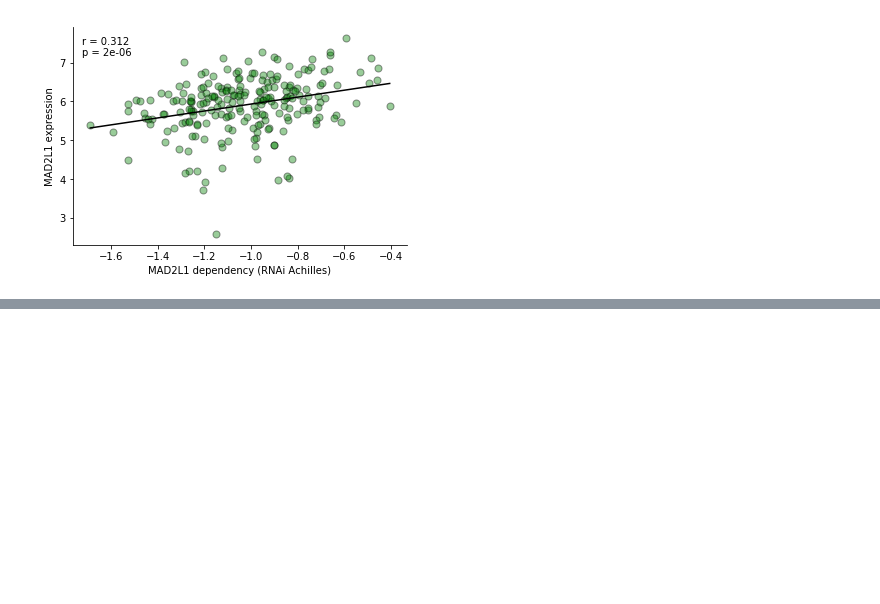
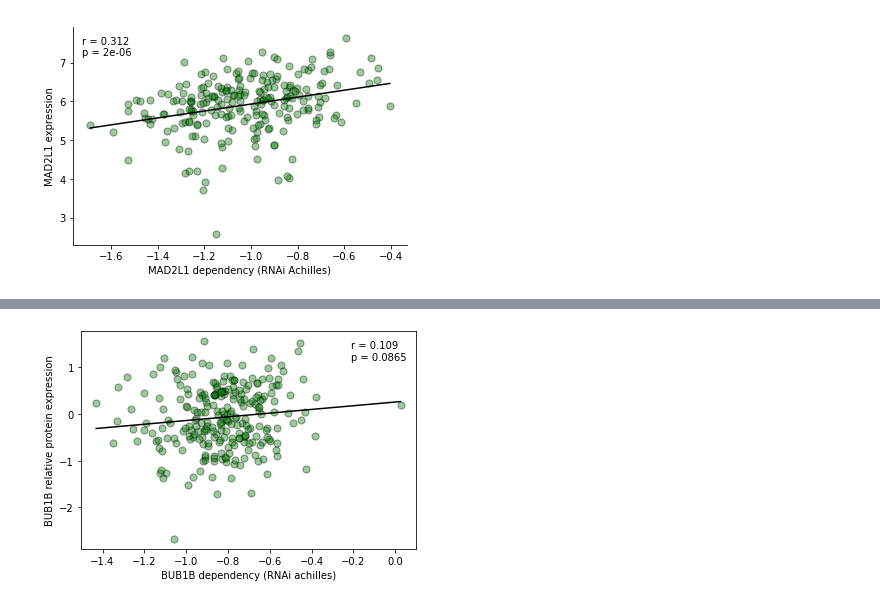
Before and after one commit to broadinstitute/Aneuploidy_dependencies, a Jupyter notebook: Extended Data Figure 1.ipynb, the cells around one changed output, grey strips where cells are left out. Drawn from its saved outputs; the diff is of its cells as text; code cells hidden in the pictures; blank space fills up the shorter version.

```diff
--- a/Extended Data Figure 1.ipynb
+++ b/Extended Data Figure 1.ipynb
@@ -266,3 +450,92 @@ MAD2L1 dependency and expression : r = 0.31164662893518275        p = 2.07006029
 [figure]
 [figure]
 [figure]
+# %%
+##########################################################################################
+######################################### figex 1j #######################################
+##########################################################################################
+
+
+### protein data ###
+
+# look at protein data
+
+
+protein_quant_current_normalized = tc.get(name='total-proteome--5c50', version=1, file='protein_quant_current_normalized')
+protein_quant_current_normalized.index = protein_quant_current_normalized.loc[:,'Gene_Symbol']
+protein_quant_current_normalized.columns = protein_quant_current_normalized.columns.str.split('_Ten').str[0]
+protein_quant_current_normalized = protein_quant_current_normalized.loc[:,'MDAMB468_BREAST':].T
+protein_quant_current_normalized = protein_quant_current_normalized[~protein_quant_current_normalized.index.duplicated(keep=False)]
+
+
+gene_effect_rnai_achilles = tc.get(name='demeter2-achilles-5386', version=13, file='gene_effect')
+gene_effect_rnai_drive = tc.get(name='demeter2-drive-0591', version=12, file='gene_effect')
+gene_effect_crispr_achilles = tc.get(name='avana-public-tentative-19q4-c2df', version=4, file='gene_effect')
+
+
+
+
+shared = set(protein_quant_current_normalized.index) & set(gene_effect_rnai_achilles.index)
+without_na = shared#gene_effect_rnai_achilles.loc[shared,'MAD2L1 (4085)'].dropna().index & shared
+
+fig,ax = plt.subplots()
+plt.scatter(gene_effect_rnai_achilles.loc[without_na,'BUB1B (701)'],protein_quant_current_normalized.loc[without_na,'BUB1B'],alpha=.4,edgecolors='black',s=50,color='green',label=None)
+plt.plot(np.unique(gene_effect_rnai_achilles.loc[without_na,'BUB1B (701)']), np.poly1d(np.polyfit(gene_effect_rnai_achilles.loc[without_na,'BUB1B (701)'], protein_quant_current_normalized.loc[without_na,'BUB1B'], 1))(np.unique(gene_effect_rnai_achilles.loc[without_na,'BUB1B (701)'])),color='black')
+plt.xlabel('BUB1B dependency (RNAi achilles)')
+plt.ylabel('BUB1B relative protein expression')
+# plotting.simpleaxis(ax)
+#plt.figure()
+import scipy
+r,p = scipy.stats.spearmanr(gene_effect_rnai_achilles.loc[without_na,'BUB1B (701)'],protein_quant_current_normalized.loc[without_na,'BUB1B'])
+print('BUB1B dependency and expression : r = ' + str(r) + '        ' + 'p = ' + str(p))
+ax.legend(title='r = ' + str(round(r,3)) + '\np = '+ str(round(p,4)),frameon=False)
+
+
+
+
+
+fig,ax = plt.subplots()
+plt.scatter(gene_effect_rnai_achilles.loc[without_na,'MAD2L1 (4085)'],protein_quant_current_normalized.loc[without_na,'MAD2L1'],alpha=.4,edgecolors='black',s=50,color='green',label=None)
+plt.plot(np.unique(gene_effect_rnai_achilles.loc[without_na,'MAD2L1 (4085)']), np.poly1d(np.polyfit(gene_effect_rnai_achilles.loc[without_na,'MAD2L1 (4085)'], protein_quant_current_normalized.loc[without_na,'MAD2L1'], 1))(np.unique(gene_effect_rnai_achilles.loc[without_na,'MAD2L1 (4085)'])),color='black')
+plt.xlabel('MAD2L1 dependency (RNAi achilles)')
+plt.ylabel('MAD2L1 relative protein expression')
+# plotting.simpleaxis(ax)
+
+
+
+
+
+r,p = scipy.stats.spearmanr(gene_effect_rnai_achilles.loc[without_na,'MAD2L1 (4085)'],protein_quant_current_normalized.loc[without_na,'MAD2L1'])
+print('MAD2L1 dependency and expression : r = ' + str(r) + '        ' + 'p = ' + str(p))
+ax.legend(title='r = ' + str(round(r,3)) + '\np = '+ str(round(p,8)),frameon=False)
+
+
+
+### drive dataset
+
+
+shared = set(protein_quant_current_normalized.index) & set(gene_effect_rnai_drive.index)
+without_na = gene_effect_rnai_drive.loc[shared,'MAD2L1 (4085)'].dropna().index & shared
+
+fig,ax = plt.subplots()
+plt.scatter(gene_effect_rnai_drive.loc[without_na,'BUB1B (701)'],protein_quant_current_normalized.loc[without_na,'BUB1B'],alpha=.4,edgecolors='black',s=50,color='green',label=None)
+plt.plot(np.unique(gene_effect_rnai_drive.loc[without_na,'BUB1B (701)']), np.poly1d(np.polyfit(gene_effect_rnai_drive.loc[without_na,'BUB1B (701)'], protein_quant_current_normalized.loc[without_na,'BUB1B'], 1))(np.unique(gene_effect_rnai_drive.loc[without_na,'BUB1B (701)'])),color='black')
+plt.xlabel('BUB1B dependency (RNAi Drive)')
+plt.ylabel('BUB1B relative protein expression')
+# plotting.simpleaxis(ax)
+
+r,p = scipy.stats.spearmanr(gene_effect_rnai_drive.loc[without_na,'BUB1B (701)'],protein_quant_current_normalized.loc[without_na,'BUB1B'])
+print('BUB1B dependency and expression : r = ' + str(r) + '        ' + 'p = ' + str(p))
+ax.legend(title='r = ' + str(round(r,3)) + '\np = '+ str(round(p,4)),frameon=False)
+
+fig,ax = plt.subplots()
+plt.scatter(gene_effect_rnai_drive.loc[without_na,'MAD2L1 (4085)'],protein_quant_current_normalized.loc[without_na,'MAD2L1'],alpha=.4,edgecolors='black',s=50,color='green',label=None)
+plt.plot(np.unique(gene_effect_rnai_drive.loc[without_na,'MAD2L1 (4085)']), np.poly1d(np.polyfit(gene_effect_rnai_drive.loc[without_na,'MAD2L1 (4085)'], protein_quant_current_normalized.loc[without_na,'MAD2L1'], 1))(np.unique(gene_effect_rnai_drive.loc[without_na,'MAD2L1 (4085)'])),color='black')
+plt.xlabel('MAD2L1 dependency (RNAi Drive)')
+plt.ylabel('MAD2L1 relative protein expression')
+# plotting.simpleaxis(ax)
+
+r,p = scipy.stats.spearmanr(gene_effect_rnai_drive.loc[without_na,'MAD2L1 (4085)'],protein_quant_current_normalized.loc[without_na,'MAD2L1'])
+print('MAD2L1 dependency and expression : r = ' + str(r) + '        ' + 'p = ' + str(p))
+ax.legend(title='r = ' + str(round(r,3)) + '\np = '+ str(round(p,6)),frameon=False)
+# %% [output]
@@ -268,0 +551 @@ MAD2L1 dependency and expression : r = 0.31164662893518275        p = 2.07006029
+[figure, added]
```
Also changed, not shown: parts of 8 cells of this notebook, 3 other files.
